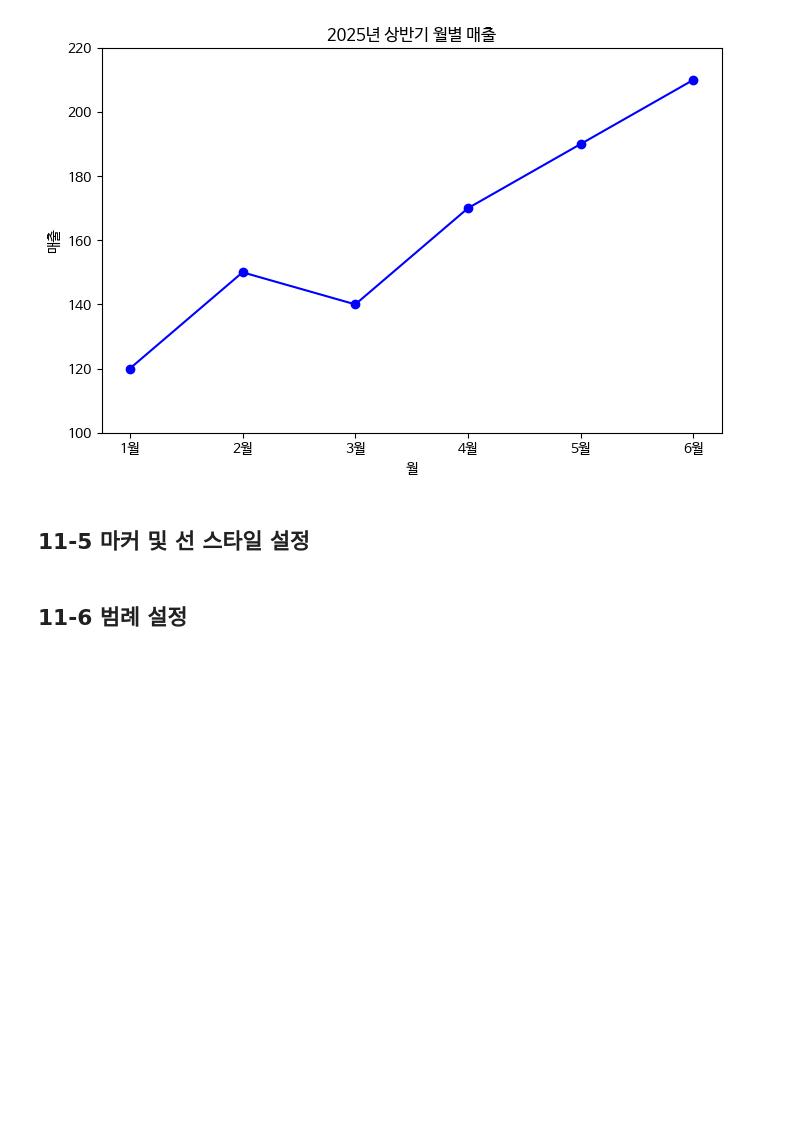
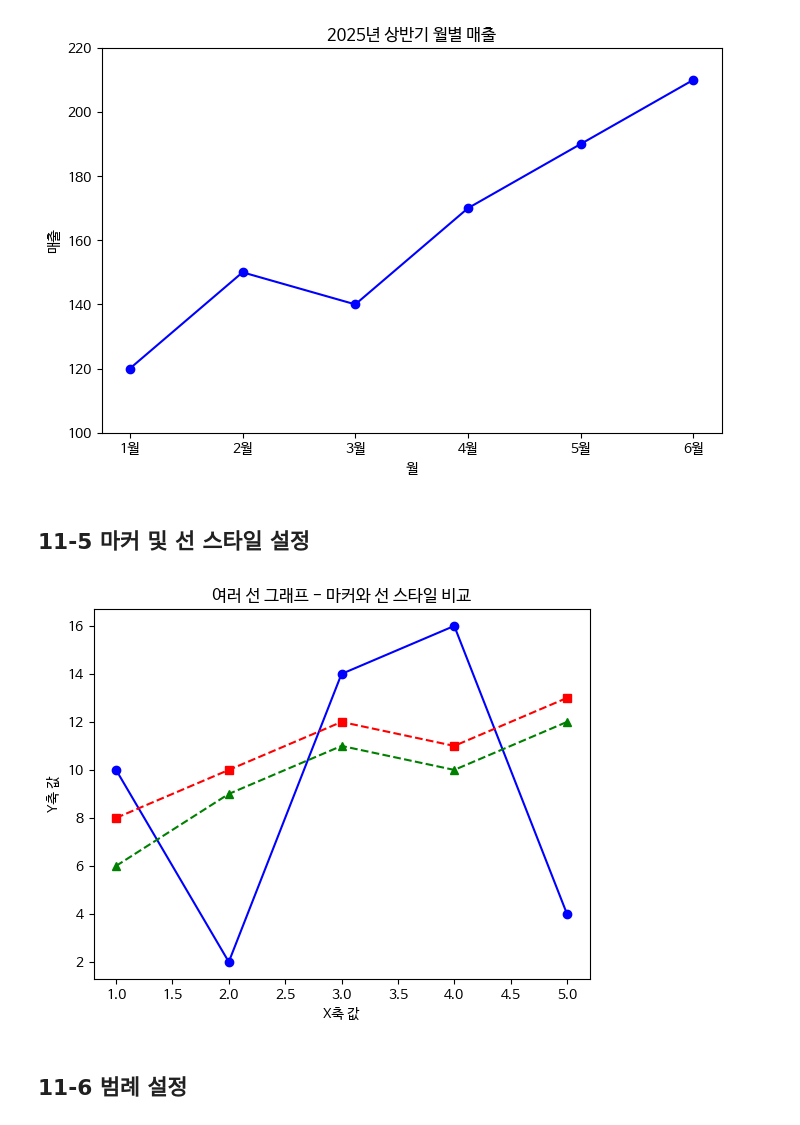
Before and after one commit to Dayeong-Hwang/Data-Analysis-with-Open-Source, a Jupyter notebook: 오픈소스_데이터_분석_11강.ipynb, the cells around one changed output. Drawn from its saved outputs; the diff is of its cells as text; code cells hidden in the pictures; blank space fills up the shorter version.

```diff
--- a/오픈소스_데이터_분석_11강.ipynb
+++ b/오픈소스_데이터_분석_11강.ipynb
@@ -128,26 +128,32 @@ plt.show()
 # %%
 import matplotlib.pyplot as plt
 
 ## 데이터 정의
 x = [1, 2, 3, 4, 5]
 y1 = [10, 2, 14, 16, 4]
 y2 = [8, 10, 12, 11, 13]
 y3 = [6, 9, 11, 10, 12]
 
 ## 여러 선 그래프 그리기
 # y1, 마커 : o, 라인 스타일: -, 색: blue
+plt.plot(x,y1, marker='o', linestyle='-', color='blue')
 
 # y2, 마커 : s, 라인 스타일: --, 색: red
+plt.plot(x,y2, marker='s', linestyle='--', color='red')
 
 # y3, 마커 : ^, 라인 스타일: -., 색: green
+plt.plot(x,y3, marker='^', linestyle='--', color='green')
+
 
 
 ## 제목 및 축 레이블 설정
 plt.title("여러 선 그래프 - 마커와 선 스타일 비교")
 plt.xlabel("X축 값")
 plt.ylabel("Y축 값")
 
 plt.show()
+# %% [output]
+[figure, added]
 # %% [markdown]
 ## 11-6 범례 설정
 # %%
```
